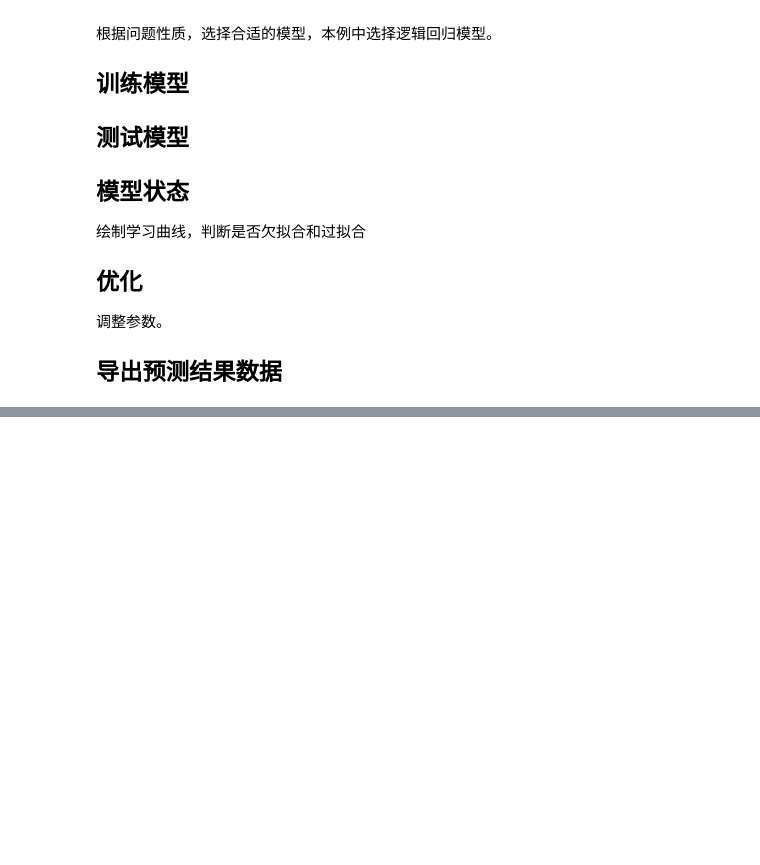
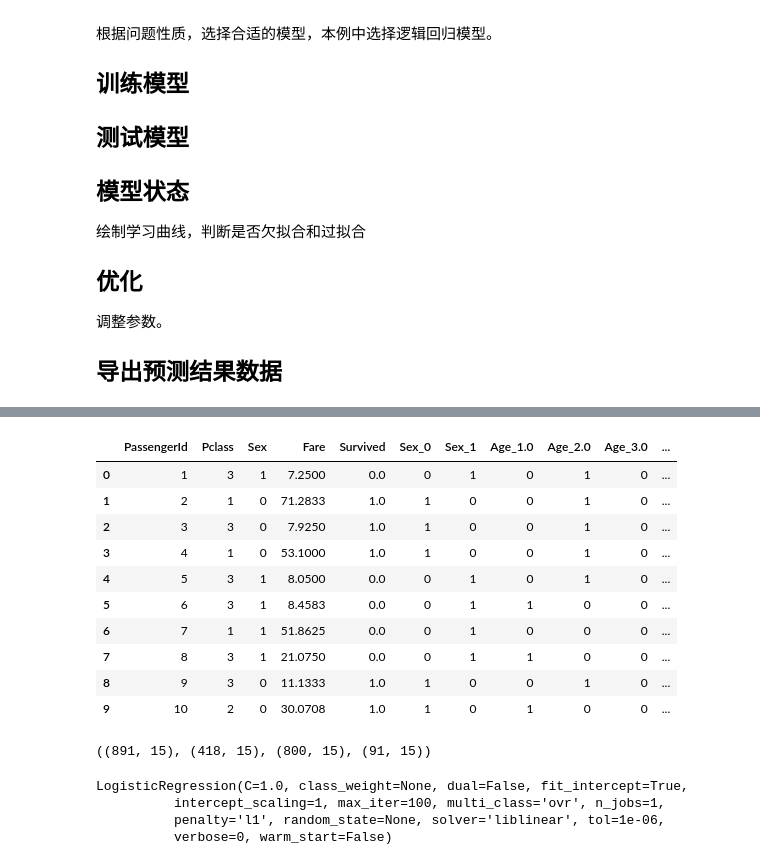
Before and after one commit to voidking/julyedu-kaggle, a Jupyter notebook: 02-titanic/Titanic.ipynb, the cells around one changed output, grey strips where cells are left out. Cells and saved outputs as stored; diff of their text form; code cells hidden in the pictures; blank space fills up the shorter version.

```diff
--- a/02-titanic/Titanic.ipynb
+++ b/02-titanic/Titanic.ipynb
@@ -45,0 +232,51 @@ In this challenge, we ask you to complete the analysis of what sorts of people w
+# %%
+# 对Fare进行特征缩放到[-1,1]之内
+fare_scaled = (data['Fare']-32.2)/512.33
+data['Fare_scaled'] = fare_scaled
+data.head(10)
+# %% [output]
+|  | PassengerId | Pclass | Sex | Fare | Survived | Sex_0 | Sex_1 | Age_1.0 | Age_2.0 | Age_3.0 | ... |
+| 0 | 1 | 3 | 1 | 7.2500 | 0.0 | 0 | 1 | 0 | 1 | 0 | ... |
+| 1 | 2 | 1 | 0 | 71.2833 | 1.0 | 1 | 0 | 0 | 1 | 0 | ... |
+| 2 | 3 | 3 | 0 | 7.9250 | 1.0 | 1 | 0 | 0 | 1 | 0 | ... |
+| 3 | 4 | 1 | 0 | 53.1000 | 1.0 | 1 | 0 | 0 | 1 | 0 | ... |
+| 4 | 5 | 3 | 1 | 8.0500 | 0.0 | 0 | 1 | 0 | 1 | 0 | ... |
+| 5 | 6 | 3 | 1 | 8.4583 | 0.0 | 0 | 1 | 1 | 0 | 0 | ... |
+| 6 | 7 | 1 | 1 | 51.8625 | 0.0 | 0 | 1 | 0 | 0 | 0 | ... |
+| 7 | 8 | 3 | 1 | 21.0750 | 0.0 | 0 | 1 | 1 | 0 | 0 | ... |
+| 8 | 9 | 3 | 0 | 11.1333 | 1.0 | 1 | 0 | 0 | 1 | 0 | ... |
+| 9 | 10 | 2 | 0 | 30.0708 | 1.0 | 1 | 0 | 1 | 0 | 0 | ... |
+# %%
+# 把data由train（891条记录）和test（418条记录）组成，现在拆分成train和test
+train = data[:891]
+test = data[891:]
+
+# train又可以拆分为训练集和测试集
+train_train = train[:800]
+train_test = train[800:]
+train.shape,test.shape,train_train.shape,train_test.shape
+# %% [output]
+((891, 15), (418, 15), (800, 15), (91, 15))
+# %%
+# 我们把需要的feature字段取出来，转成numpy格式，使用scikit-learn中的LogisticRegression建模
+from sklearn import linear_model
+
+train_train_filter = train_train.filter(regex='Survived|Age_.*|Sex_.*|Embarked_.*|Pclass_.*|Fare_scaled')
+train_train_np = train_train_filter.as_matrix()
+
+# y即Survival结果
+y = train_train_np[:, 0]
+
+# X即特征属性值
+X = train_train_np[:, 1:]
+
+# fit到RandomForestRegressor之中
+clf = linear_model.LogisticRegression(C=1.0, penalty='l1', tol=1e-6)
+clf.fit(X, y)
+
+clf
+# %% [output]
+LogisticRegression(C=1.0, class_weight=None, dual=False, fit_intercept=True,
+          intercept_scaling=1, max_iter=100, multi_class='ovr', n_jobs=1,
+          penalty='l1', random_state=None, solver='liblinear', tol=1e-06,
+          verbose=0, warm_start=False)
```
Also changed, not shown: parts of 18 cells of this notebook, 1 other file.
